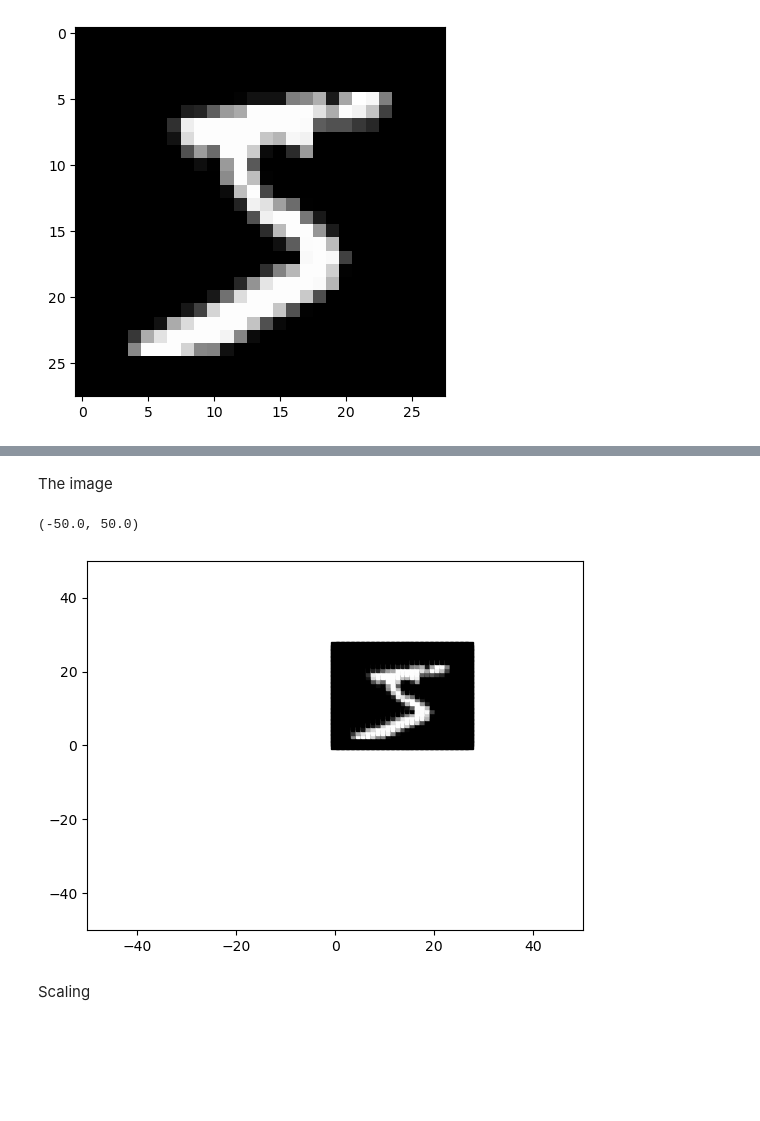
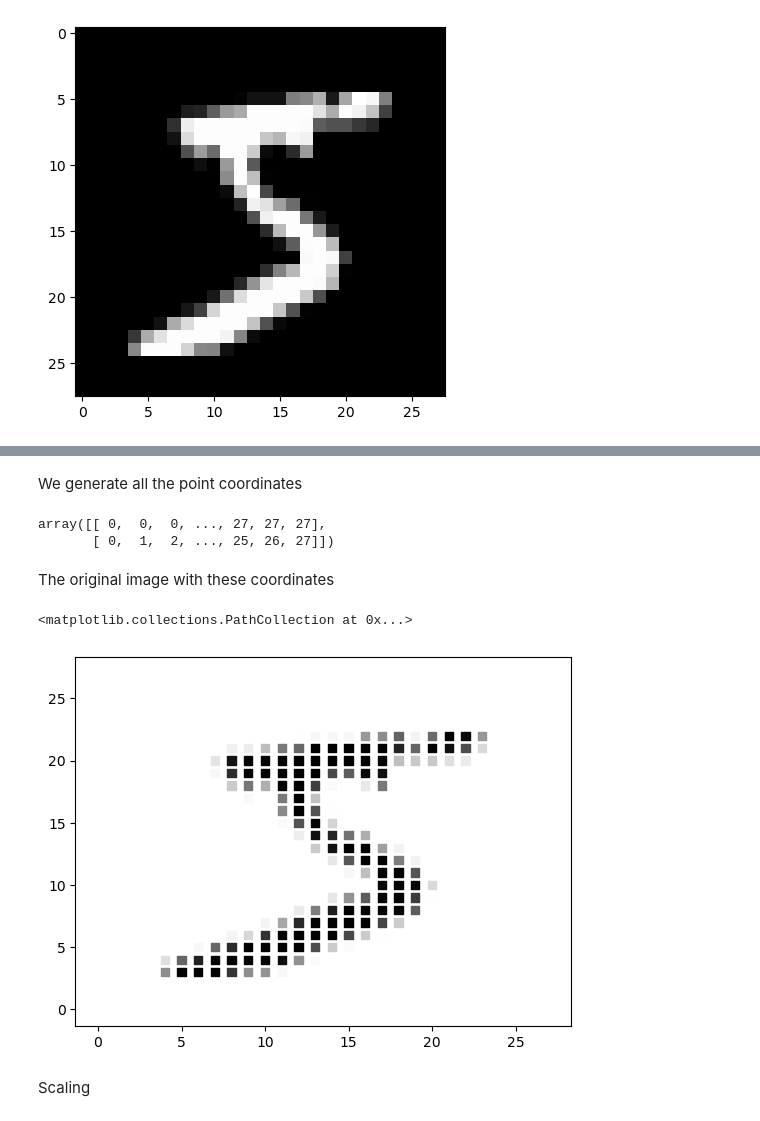
Before and after one commit to pnugues/edan96, a Jupyter notebook: programs/1-linear-algebra-2022.ipynb, the cells around one changed output, grey strips where cells are left out. Saved outputs shown, nothing was run; the diff lists cells and outputs as text; code cells hidden in the pictures; blank space fills up the shorter version.

```diff
--- a/programs/1-linear-algebra-2022.ipynb
+++ b/programs/1-linear-algebra-2022.ipynb
@@ -465,21 +462,29 @@ We create an image from the matrix with the coordinate conventions
 gray_image = np.zeros(train_images[0].shape)
 for x in np.arange(train_images[0].shape[0]):
     for y in np.arange(train_images[0].shape[1]):
-        gray_image[x, y] = train_images[0].T[x, train_images[0].shape[1] - 1 - y]
+        gray_image[x, y] = train_images[0].T[x,
+                          train_images[0].shape[1] - 1 - y]
+# %% [markdown]
+We generate all the point coordinates
+# %%
+im_coord = []
+for x in np.arange(gray_image.shape[0]):
+    for y in np.arange(gray_image.shape[1]):
+        im_coord += [[x, y]]
+im_coord = np.array(im_coord).T
+# %%
+im_coord
+# %% [output]
+array([[ 0,  0,  0, ..., 27, 27, 27],
+       [ 0,  1,  2, ..., 25, 26, 27]])
 # %% [markdown]
-The image
+The original image with these coordinates
-# %%
-fig, ax = plt.subplots()
-for x in np.arange(train_images[0].shape[0]):
-    for y in np.arange(train_images[0].shape[1]):
-        gray = int(gray_image[x, y])
-        format(gray, '02x') * 3
-        ax.plot(x, y, marker='s', color='#' + format(gray, '02x') * 3, linestyle='')
-ax.set_xlim(-50, 50)
-ax.set_ylim(-50, 50)
-# %% [output]
-(-50.0, 50.0)
-[figure, removed]
+# %%
+plt.scatter(im_coord[0, :], im_coord[1, :],
+ c=np.array(gray_image.flatten())/255, cmap='Greys', marker='s')
+# %% [output]
+<matplotlib.collections.PathCollection at 0x...>
+[figure, added]
 # %% [markdown]
 Scaling
 # %%
```
Also changed, not shown: parts of 34 cells of this notebook.
